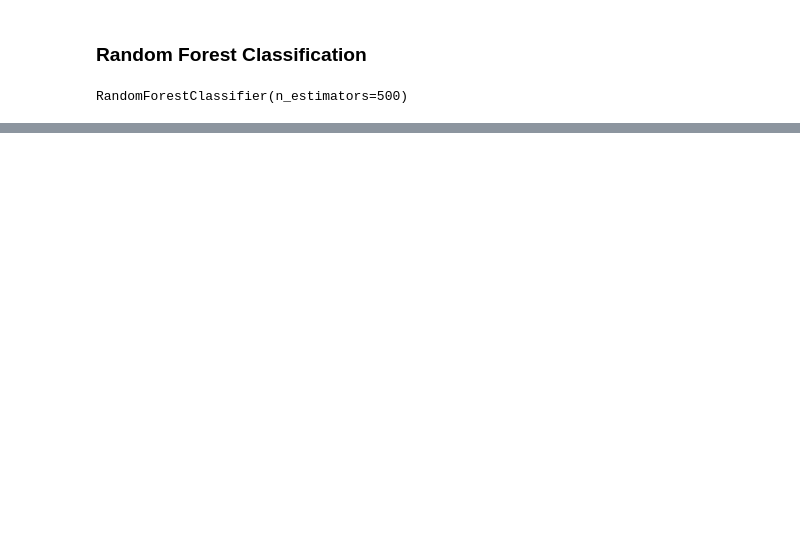
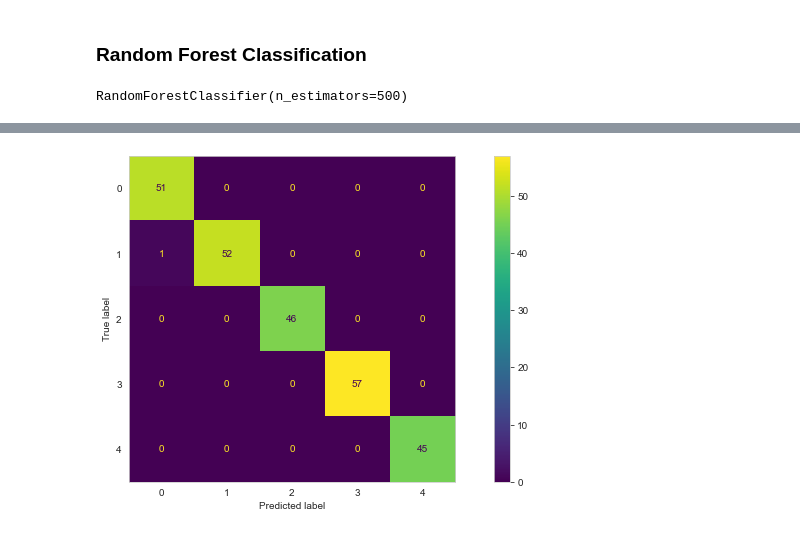
Before and after one commit to melisnv/data-mining-techniques, a Jupyter notebook: task1_explore/1B_classification/classification_regression_melis.ipynb, the cells around one changed output, grey strips where cells are left out. Saved outputs shown, nothing was run; the diff lists cells and outputs as text; code cells hidden in the pictures; blank space fills up the shorter version.

```diff
--- a/task1_explore/1B_classification/classification_regression_melis.ipynb
+++ b/task1_explore/1B_classification/classification_regression_melis.ipynb
@@ -308,3 +330,11 @@ Random Forest Accuracy Score :  0.9880952380952381
+# %%
+conf_matrix_dtc = confusion_matrix(y_test,decisiontree_pred)
+conf_matrix_display_dtc = ConfusionMatrixDisplay(conf_matrix_dtc, display_labels=np.unique(y_test))
+fig, ax = plt.subplots(figsize=(14, 6))
+ax.grid(False)
+conf_matrix_display_dtc.plot(ax=ax);
+# %% [output]
+[figure, added]
 # %%
 decision_tree = pd.DataFrame(decisiontree_pred, columns= ['decisiontree pred'])
 random_forest = pd.DataFrame(randomforest_pred, columns= ['randomforest pred'])
```
Also changed, not shown: parts of 16 cells of this notebook.
